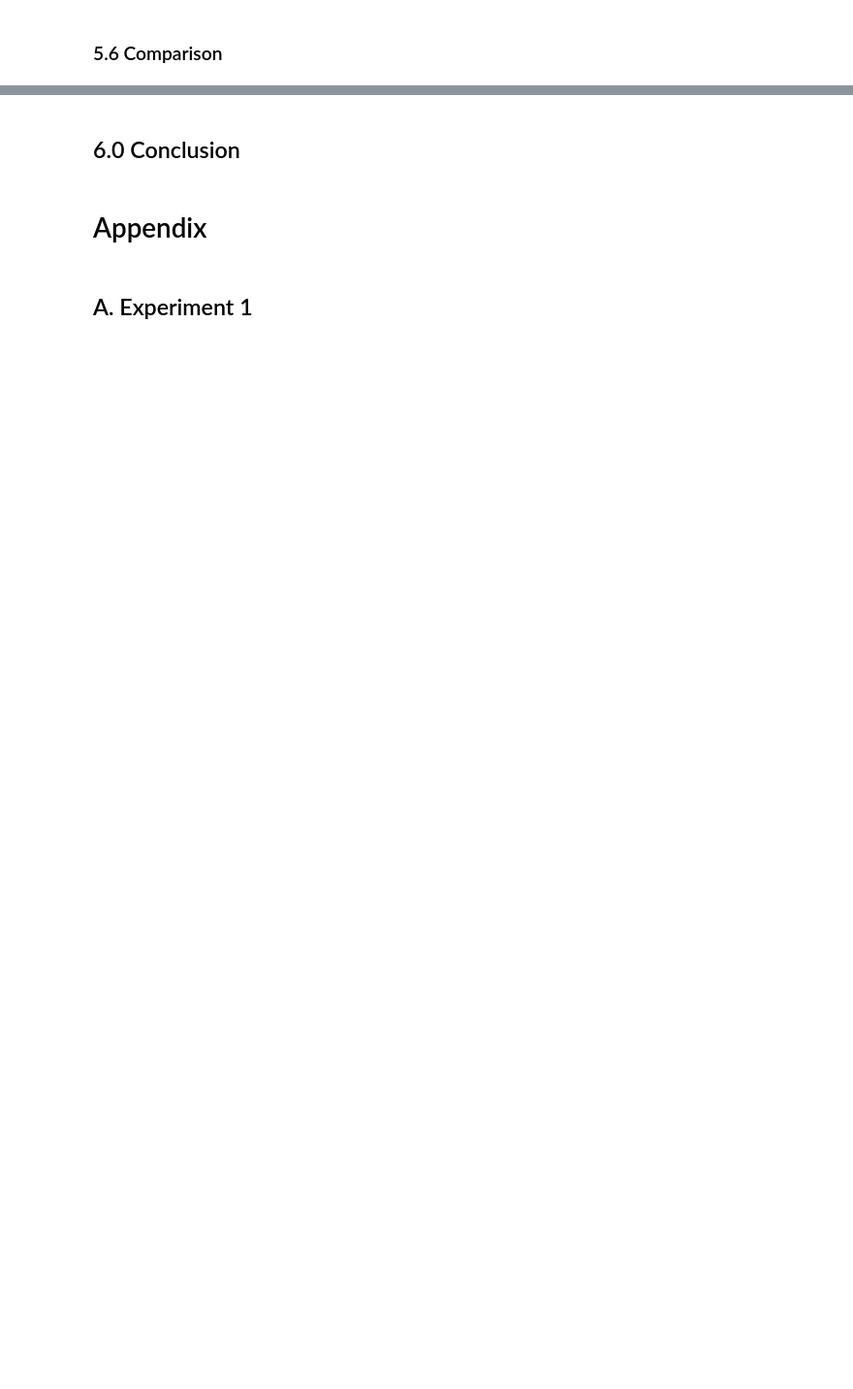
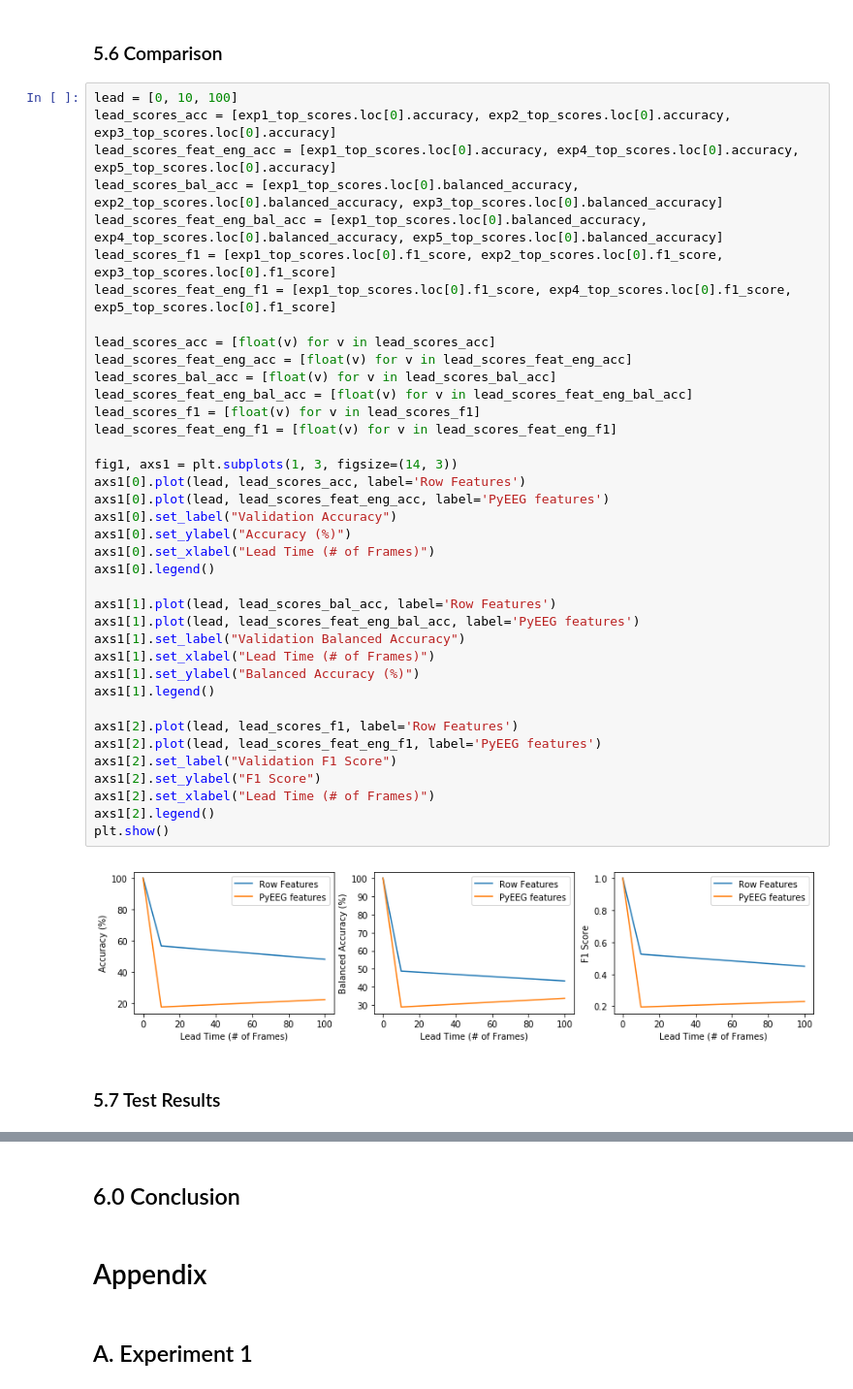
Before and after one commit to VinGPan/Machine_Learning_3252_project, a Jupyter notebook: project.ipynb, the cells around one changed output, grey strips where cells are left out. Shown at 97% size. Saved outputs shown, nothing was run; the diff lists cells and outputs as text; blank space fills up the shorter version.

```diff
--- a/project.ipynb
+++ b/project.ipynb
@@ -94,2 +96,44 @@ Top 3 classifiers
 # %% [markdown]
 ### 5.6 Comparison
+# %%
+lead = [0, 10, 100]
+lead_scores_acc = [exp1_top_scores.loc[0].accuracy, exp2_top_scores.loc[0].accuracy, exp3_top_scores.loc[0].accuracy]
+lead_scores_feat_eng_acc = [exp1_top_scores.loc[0].accuracy, exp4_top_scores.loc[0].accuracy, exp5_top_scores.loc[0].accuracy]
+lead_scores_bal_acc = [exp1_top_scores.loc[0].balanced_accuracy, exp2_top_scores.loc[0].balanced_accuracy, exp3_top_scores.loc[0].balanced_accuracy]
+lead_scores_feat_eng_bal_acc = [exp1_top_scores.loc[0].balanced_accuracy, exp4_top_scores.loc[0].balanced_accuracy, exp5_top_scores.loc[0].balanced_accuracy]
+lead_scores_f1 = [exp1_top_scores.loc[0].f1_score, exp2_top_scores.loc[0].f1_score, exp3_top_scores.loc[0].f1_score]
+lead_scores_feat_eng_f1 = [exp1_top_scores.loc[0].f1_score, exp4_top_scores.loc[0].f1_score, exp5_top_scores.loc[0].f1_score]
+
+lead_scores_acc = [float(v) for v in lead_scores_acc]
+lead_scores_feat_eng_acc = [float(v) for v in lead_scores_feat_eng_acc]
+lead_scores_bal_acc = [float(v) for v in lead_scores_bal_acc]
+lead_scores_feat_eng_bal_acc = [float(v) for v in lead_scores_feat_eng_bal_acc]
+lead_scores_f1 = [float(v) for v in lead_scores_f1]
+lead_scores_feat_eng_f1 = [float(v) for v in lead_scores_feat_eng_f1]
+
+fig1, axs1 = plt.subplots(1, 3, figsize=(14, 3))
+axs1[0].plot(lead, lead_scores_acc, label='Row Features')
+axs1[0].plot(lead, lead_scores_feat_eng_acc, label='PyEEG features')
+axs1[0].set_label("Validation Accuracy")
+axs1[0].set_ylabel("Accuracy (%)")
+axs1[0].set_xlabel("Lead Time (# of Frames)")
+axs1[0].legend()
+
+axs1[1].plot(lead, lead_scores_bal_acc, label='Row Features')
+axs1[1].plot(lead, lead_scores_feat_eng_bal_acc, label='PyEEG features')
+axs1[1].set_label("Validation Balanced Accuracy")
+axs1[1].set_xlabel("Lead Time (# of Frames)")
+axs1[1].set_ylabel("Balanced Accuracy (%)")
+axs1[1].legend()
+
+axs1[2].plot(lead, lead_scores_f1, label='Row Features')
+axs1[2].plot(lead, lead_scores_feat_eng_f1, label='PyEEG features')
+axs1[2].set_label("Validation F1 Score")
+axs1[2].set_ylabel("F1 Score")
+axs1[2].set_xlabel("Lead Time (# of Frames)")
+axs1[2].legend()
+plt.show()
+# %% [output]
+[figure, added]
+# %% [markdown]
+### 5.7 Test Results
```
Also changed, not shown: parts of 89 cells of this notebook, 1 other file.
